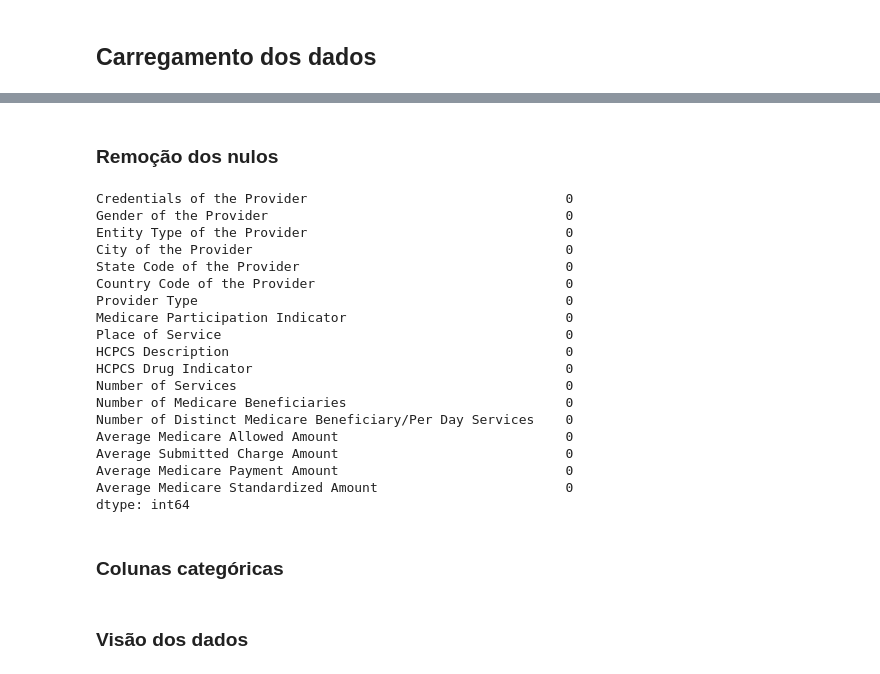
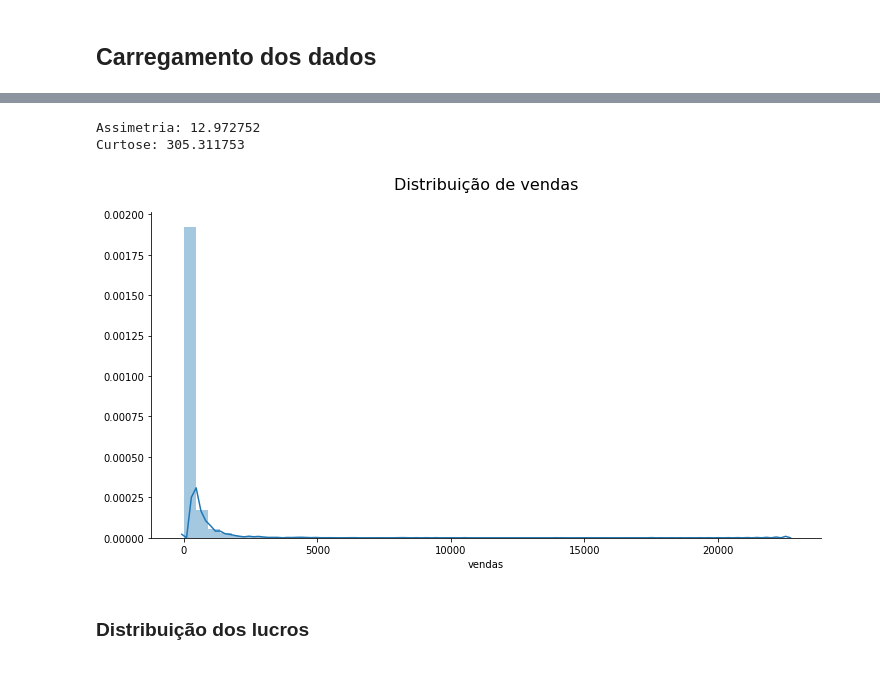
Before and after one commit to LilianeAquino/introducao_mineracao_de_dados, a Jupyter notebook: 08_deteccao_de_anomalias.ipynb, the cells around one changed output, grey strips where cells are left out. Cells and saved outputs as stored; diff of their text form; code cells hidden in the pictures.

```diff
--- a/08_deteccao_de_anomalias.ipynb
+++ b/08_deteccao_de_anomalias.ipynb
@@ -130,30 +78,14 @@ for c in cols:
+# %%
+print("Assimetria: %f" % dados['vendas'].skew())
+print('Curtose: %f' % dados['vendas'].kurt())
+
+plt.figure(figsize=(12, 6))
+sns.distplot(dados['vendas'])
+plt.title('Distribuição de vendas', y=1.05, fontsize=16)
+sns.despine()
+# %% [output]
+Assimetria: 12.972752
+Curtose: 305.311753
+[figure, added]
 # %% [markdown]
-### Remoção dos nulos
+### Distribuição dos lucros
-# %%
-cols = ['Credentials of the Provider', 'Gender of the Provider']
-for c in cols:
-    dados[c] = dados[c].fillna(dados[c].mode()[0])
-
-print(dados.isna().sum())
-# %% [output]
-Credentials of the Provider                                 0
-Gender of the Provider                                      0
-Entity Type of the Provider                                 0
-City of the Provider                                        0
-State Code of the Provider                                  0
-Country Code of the Provider                                0
-Provider Type                                               0
-Medicare Participation Indicator                            0
-Place of Service                                            0
-HCPCS Description                                           0
-HCPCS Drug Indicator                                        0
-Number of Services                                          0
-Number of Medicare Beneficiaries                            0
-Number of Distinct Medicare Beneficiary/Per Day Services    0
-Average Medicare Allowed Amount                             0
-Average Submitted Charge Amount                             0
-Average Medicare Payment Amount                             0
-Average Medicare Standardized Amount                        0
-dtype: int64
-# %% [markdown]
-### Colunas categóricas
@@ -180,2 +91,0 @@ dados = transformCategoricalIntoNumeric(dados)
-# %% [markdown]
-### Visão dos dados
```
Also changed, not shown: parts of 23 cells of this notebook.
